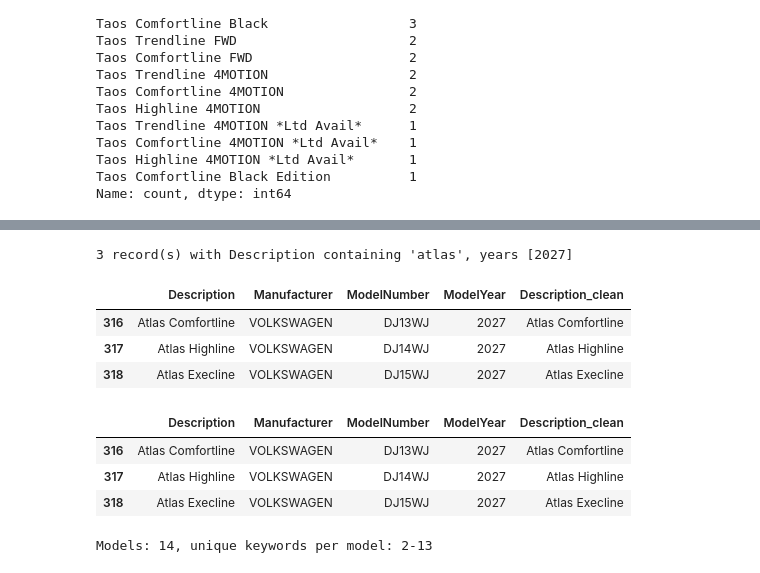
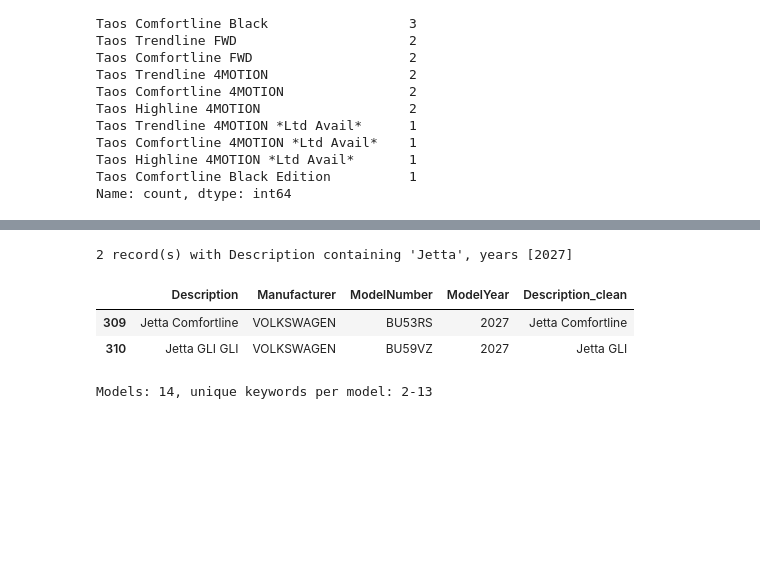
Before and after one commit to MeliPax/OEM_Accessories_v1, a Jupyter notebook: source_code/VW/oem_access_data_analysis.ipynb, the cells around one changed output, grey strips where cells are left out. Drawn from its saved outputs; the diff is of its cells as text; code cells hidden in the pictures; blank space fills up the shorter version.

```diff
--- a/source_code/VW/oem_access_data_analysis.ipynb
+++ b/source_code/VW/oem_access_data_analysis.ipynb
@@ -5,7 +5,7 @@ import pandas as pd
 # %%
 
 
-FILE = "2026_10_20_VW Canada Accessories Data EN.xlsx"
+FILE = "datasets/2026_10_20_VW Canada Accessories Data EN.xlsx"
 
 xls = pd.ExcelFile(FILE)
 print(xls.sheet_names)
@@ -493,7 +495,7 @@ model_year_dict["Arteon"]
 # %%
 
 # load the VW model data exported from accy_v2/model_lookup/veh_model_service.ipynb
-VW_MODELS_FILE = "vw_models_data.csv"
+VW_MODELS_FILE = "datasets/vw_models_data.csv"
 
 # keep ModelNumber/Package/Style_ID as text so codes are not converted to numbers
 vw_models_df = pd.read_csv(VW_MODELS_FILE, dtype={'ModelNumber': str, 'Package': str, 'Style_ID': str})
@@ -584,7 +586,6 @@ def show_records_by_description(df, description, column='Description', partial=F
     excluded_note = f", excluding {exclude}" if exclude else ""
     years_note = f", years {years}" if years is not None else ""
     print(f"{len(matches)} record(s) with {column} {'containing' if partial else '='} '{description}'{excluded_note}{years_note}")
-    display(matches)
     return matches
 # %%
 import re
@@ -908,22 +888,18 @@ Total variations: 137
 |  |  |  | Tiguan United 4MOTION | BW2UVJ | 1 | ... |
 |  | e-Golf | 1 | e-Golf 5dr HB Comfortline | BE23D1 | 2 | ... |
 # %%
+
 show_records_by_description(
-                            vw_models_df, "atlas",
+                            vw_models_df, "Jetta",
                             partial=True,
                             years= [2027]
                             #, exclude=["Golf R", "GTI", "e-Golf"]
                             )
 # %% [output]
-3 record(s) with Description containing 'atlas', years [2027]
+2 record(s) with Description containing 'Jetta', years [2027]
 |  | Description | Manufacturer | ModelNumber | ModelYear | Description_clean |
-| 316 | Atlas Comfortline | VOLKSWAGEN | DJ13WJ | 2027 | Atlas Comfortline |
-| 317 | Atlas Highline | VOLKSWAGEN | DJ14WJ | 2027 | Atlas Highline |
-| 318 | Atlas Execline | VOLKSWAGEN | DJ15WJ | 2027 | Atlas Execline |
+| 309 | Jetta Comfortline | VOLKSWAGEN | BU53RS | 2027 | Jetta Comfortline |
+| 310 | Jetta GLI GLI | VOLKSWAGEN | BU59VZ | 2027 | Jetta GLI |
-|  | Description | Manufacturer | ModelNumber | ModelYear | Description_clean |
-| 316 | Atlas Comfortline | VOLKSWAGEN | DJ13WJ | 2027 | Atlas Comfortline |
-| 317 | Atlas Highline | VOLKSWAGEN | DJ14WJ | 2027 | Atlas Highline |
-| 318 | Atlas Execline | VOLKSWAGEN | DJ15WJ | 2027 | Atlas Execline |
 # %%
 
 # model name -> unique keywords across its VW variations
```
Also changed, not shown: parts of 9 cells of this notebook, 4 other files.
